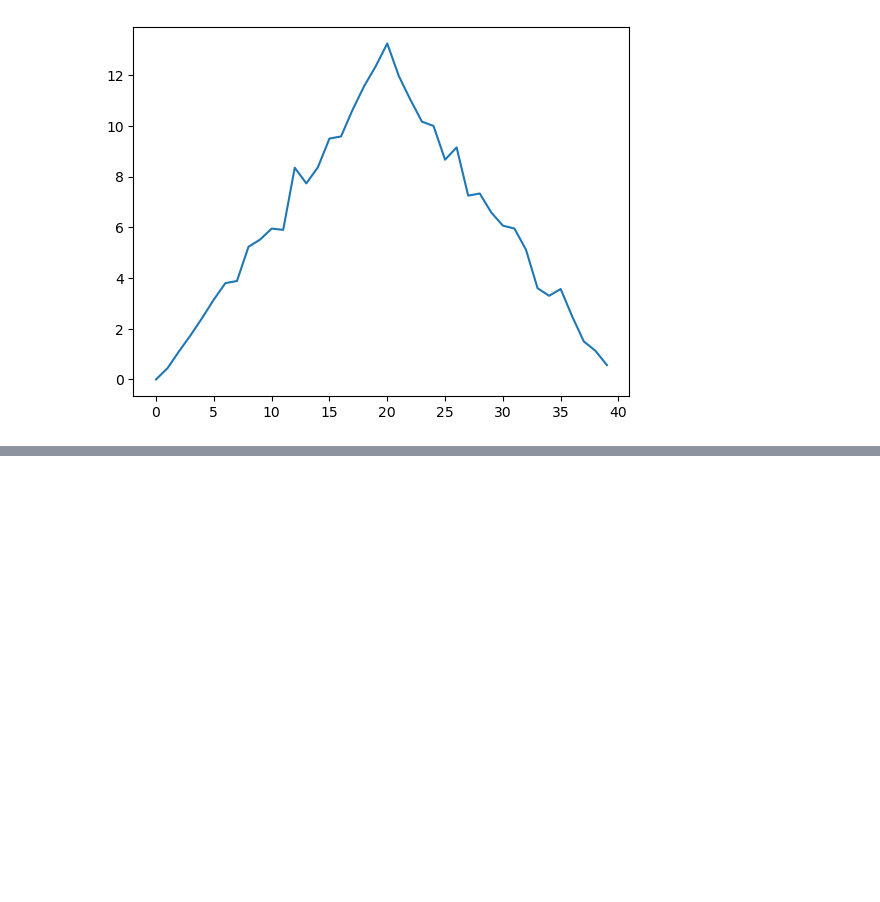
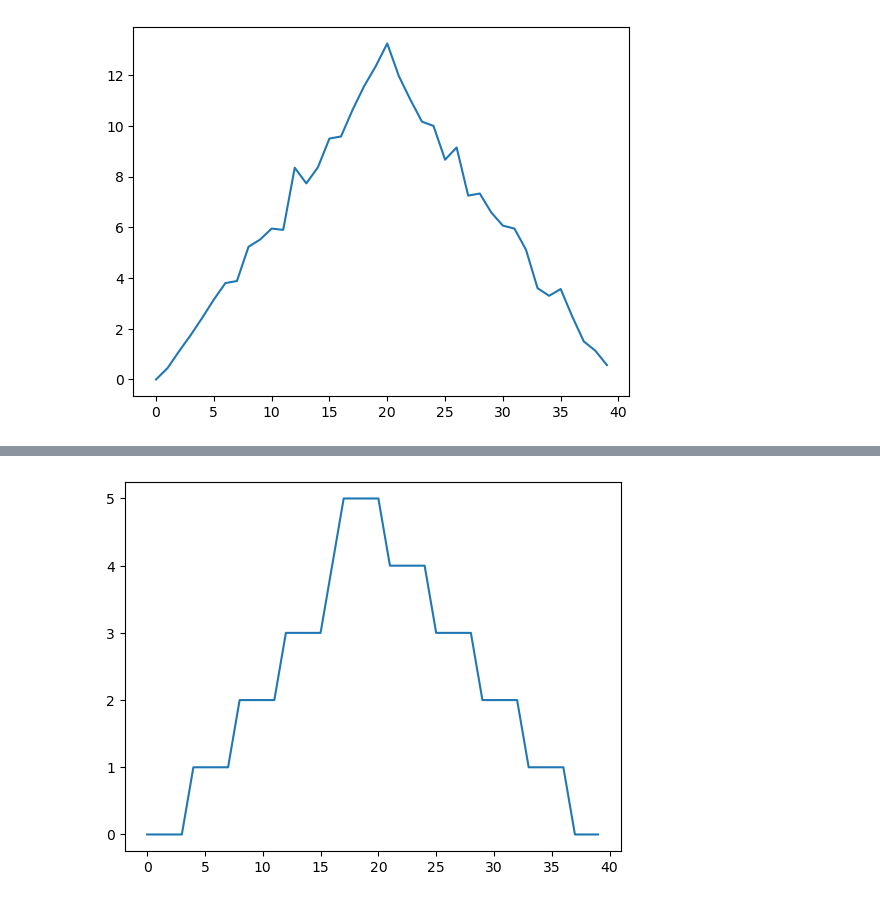
Before and after one commit to 4TUResearchData-Carpentries/workshop_notes, a Jupyter notebook: python_day1.ipynb, the cells around one changed output, grey strips where cells are left out. Drawn from its saved outputs; the diff is of its cells as text; code cells hidden in the pictures; blank space fills up the shorter version.

```diff
--- a/python_day1.ipynb
+++ b/python_day1.ipynb
@@ -306,0 +309,5 @@ max_plot = plt.plot(numpy.max
+# %%
+min_plot = plt.plot(numpy.amin(data, axis=0))
+plt.show()
+# %% [output]
+[figure, added]
```
Also changed, not shown: parts of 1 cell of this notebook.
